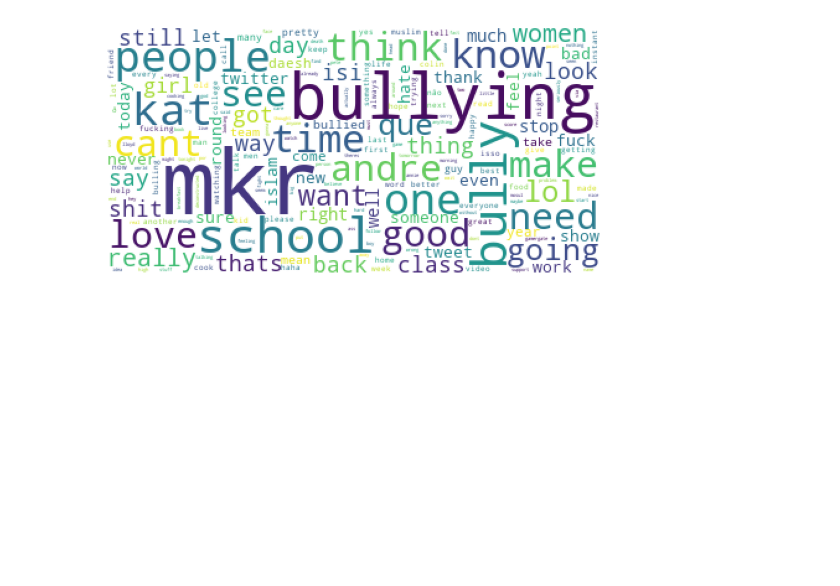
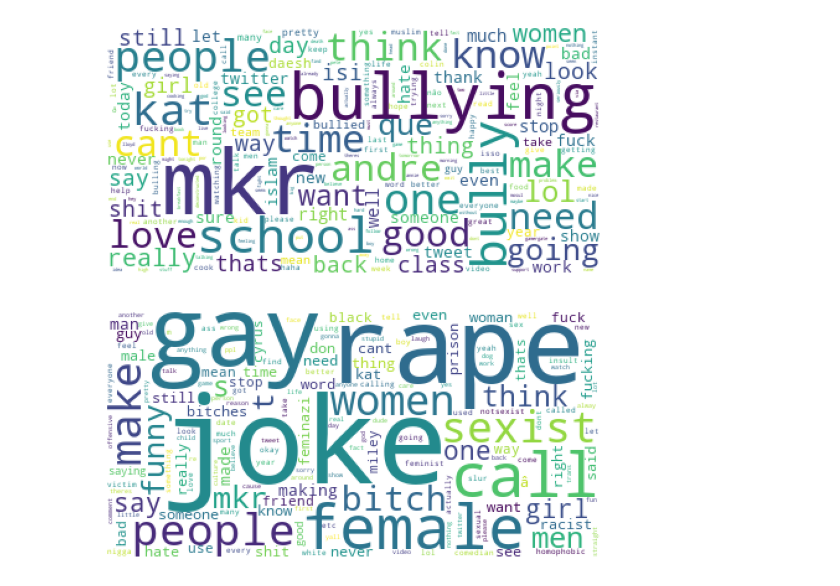
Before and after one commit to donkey-king-kong/CSCI-4907-NLU, a Jupyter notebook: (GWU)_CSCI_4907_NLU.ipynb, the cells around one changed output. Cells and saved outputs as stored; diff of their text form; code cells hidden in the pictures; blank space fills up the shorter version.

Commit message:
add: word cloud generated for columns - not cyberbullying, gender, religion, other cyberbullying, age, ethnicity

```diff
--- a/(GWU)_CSCI_4907_NLU.ipynb
+++ b/(GWU)_CSCI_4907_NLU.ipynb
@@ -410,3 +410,8 @@ def word_cloud(data):
 word_cloud('not_cyberbullying')
 # %% [output]
 [figure]
+# %%
+
+word_cloud('gender')
+# %% [output]
+[figure, added]
```
Also changed, not shown: parts of 4 cells of this notebook.
